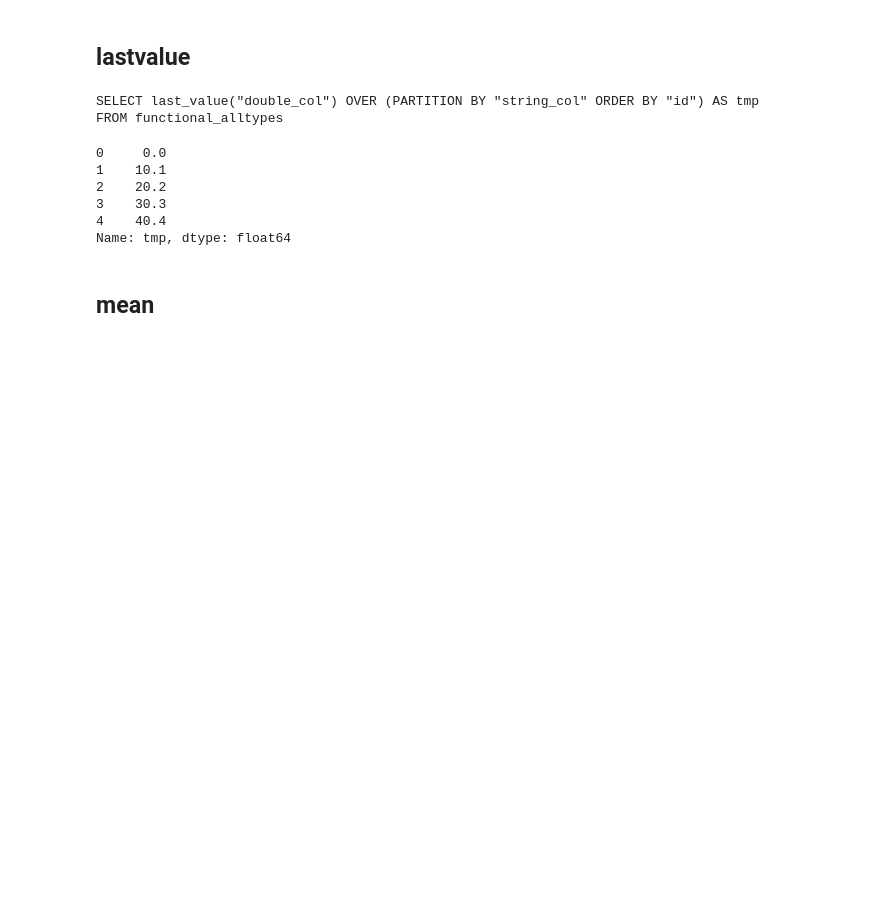
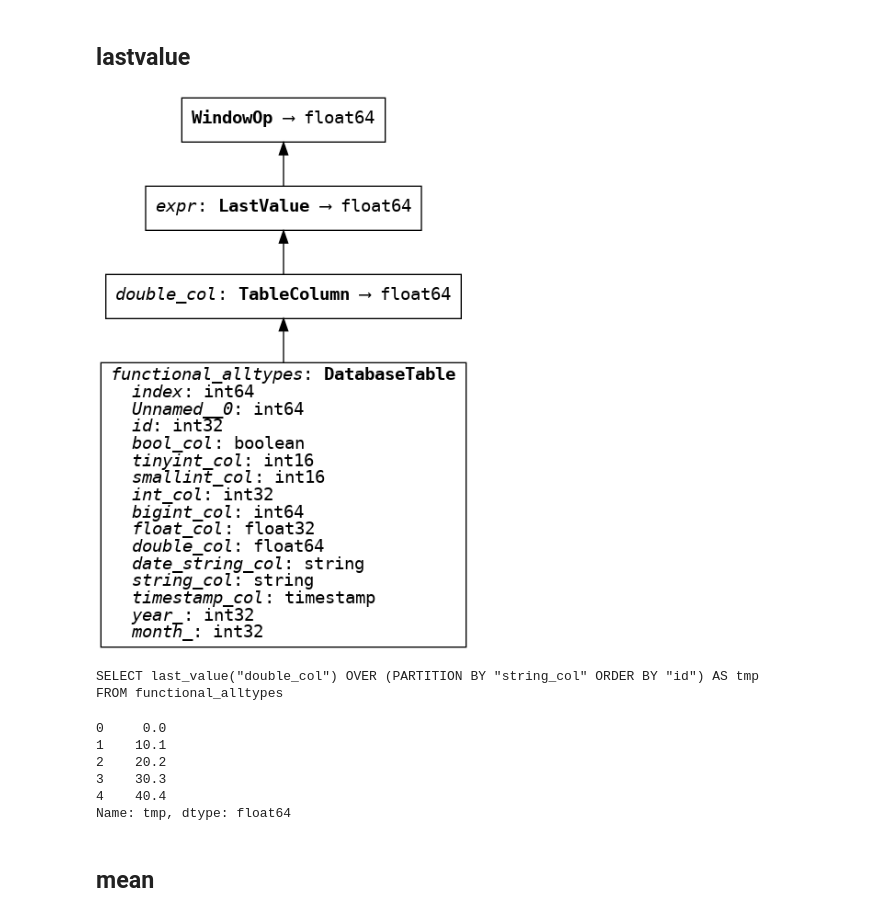
Before and after one commit to xmnlab/ivan-sandbox, a Jupyter notebook: ibis/IbisWindowOps.ipynb, the cells around one changed output. Drawn from its saved outputs; the diff is of its cells as text; code cells hidden in the pictures; blank space fills up the shorter version.

```diff
--- a/ibis/IbisWindowOps.ipynb
+++ b/ibis/IbisWindowOps.ipynb
@@ -92,9 +98,11 @@ Name: tmp, dtype: float64
 ## lastvalue
 # %%
 expr = t.double_col.last().over(win)
+display(expr)
 print(expr.compile())
 expr.execute().head(5)
 # %% [output]
+[figure, added]
 SELECT last_value("double_col") OVER (PARTITION BY "string_col" ORDER BY "id") AS tmp
 FROM functional_alltypes
 0     0.0
```
Also changed, not shown: parts of 7 cells of this notebook.
